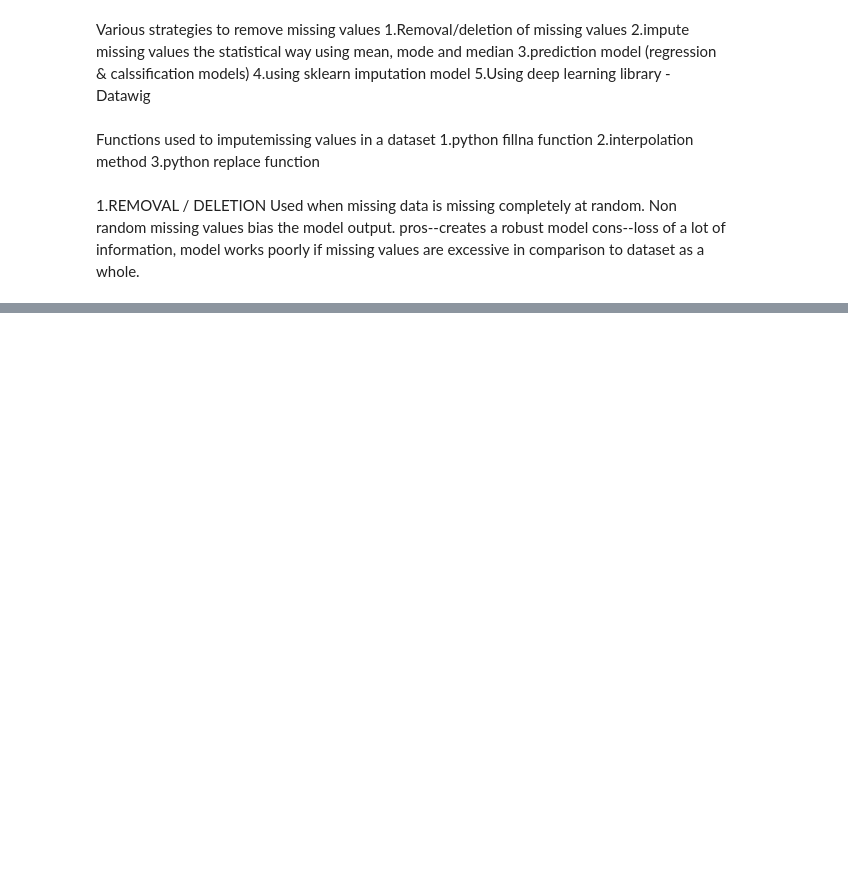
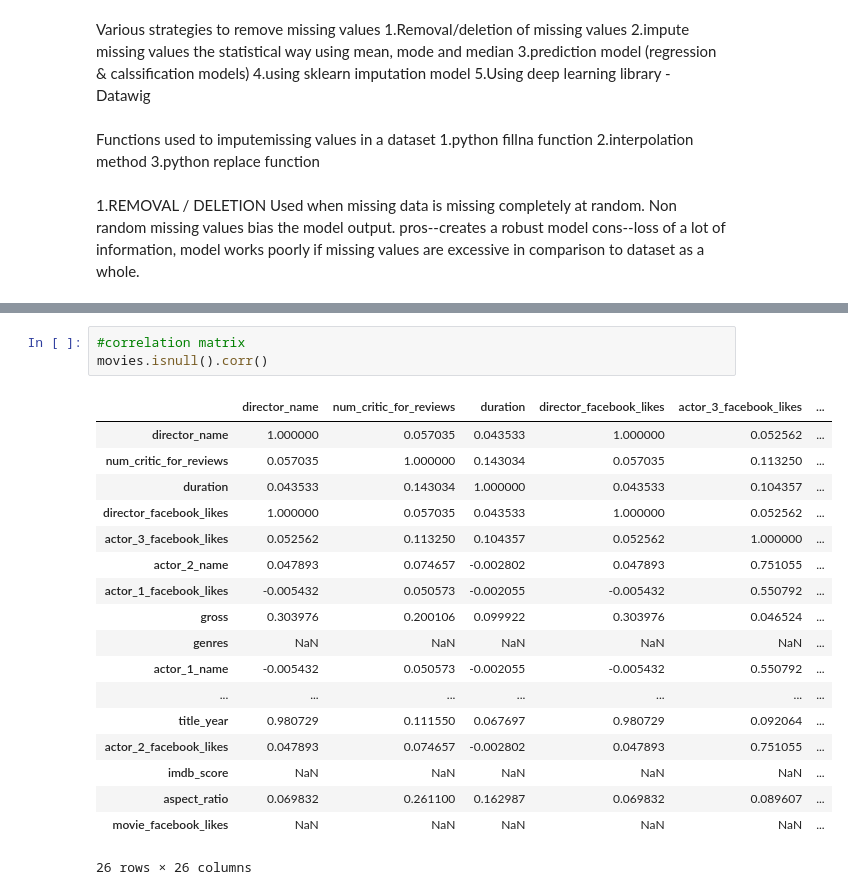
Before and after one commit to anitajn86/MOVIES, a Jupyter notebook: movies.ipynb, the cells around one changed output, grey strips where cells are left out. Cells and saved outputs as stored; diff of their text form; blank space fills up the shorter version.

```diff
--- a/movies.ipynb
+++ b/movies.ipynb
@@ -240,0 +326,22 @@ cons--loss of a lot of information, model works poorly if missing values are exc
+# %%
+#correlation matrix
+movies.isnull().corr()
+# %% [output]
+|  | director_name | num_critic_for_reviews | duration | director_facebook_likes | actor_3_facebook_likes | ... |
+| director_name | 1.000000 | 0.057035 | 0.043533 | 1.000000 | 0.052562 | ... |
+| num_critic_for_reviews | 0.057035 | 1.000000 | 0.143034 | 0.057035 | 0.113250 | ... |
+| duration | 0.043533 | 0.143034 | 1.000000 | 0.043533 | 0.104357 | ... |
+| director_facebook_likes | 1.000000 | 0.057035 | 0.043533 | 1.000000 | 0.052562 | ... |
+| actor_3_facebook_likes | 0.052562 | 0.113250 | 0.104357 | 0.052562 | 1.000000 | ... |
+| actor_2_name | 0.047893 | 0.074657 | -0.002802 | 0.047893 | 0.751055 | ... |
+| actor_1_facebook_likes | -0.005432 | 0.050573 | -0.002055 | -0.005432 | 0.550792 | ... |
+| gross | 0.303976 | 0.200106 | 0.099922 | 0.303976 | 0.046524 | ... |
+| genres | NaN | NaN | NaN | NaN | NaN | ... |
+| actor_1_name | -0.005432 | 0.050573 | -0.002055 | -0.005432 | 0.550792 | ... |
+| ... | ... | ... | ... | ... | ... | ... |
+| title_year | 0.980729 | 0.111550 | 0.067697 | 0.980729 | 0.092064 | ... |
+| actor_2_facebook_likes | 0.047893 | 0.074657 | -0.002802 | 0.047893 | 0.751055 | ... |
+| imdb_score | NaN | NaN | NaN | NaN | NaN | ... |
+| aspect_ratio | 0.069832 | 0.261100 | 0.162987 | 0.069832 | 0.089607 | ... |
+| movie_facebook_likes | NaN | NaN | NaN | NaN | NaN | ... |
+26 rows × 26 columns
```
Also changed, not shown: parts of 30 cells of this notebook.
